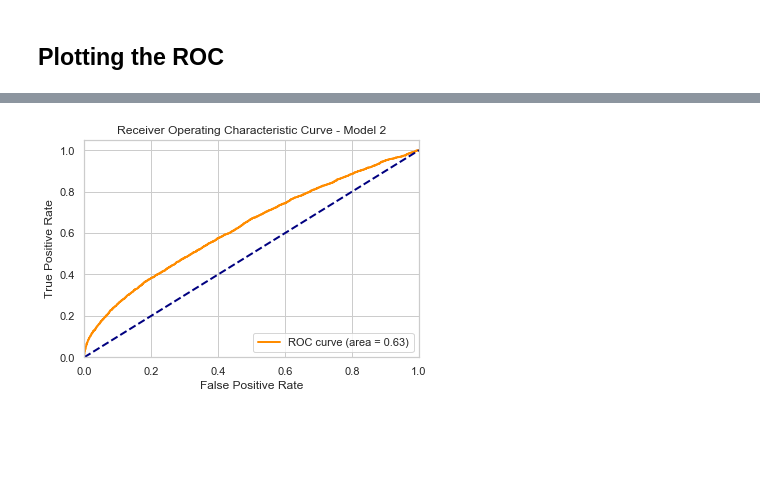
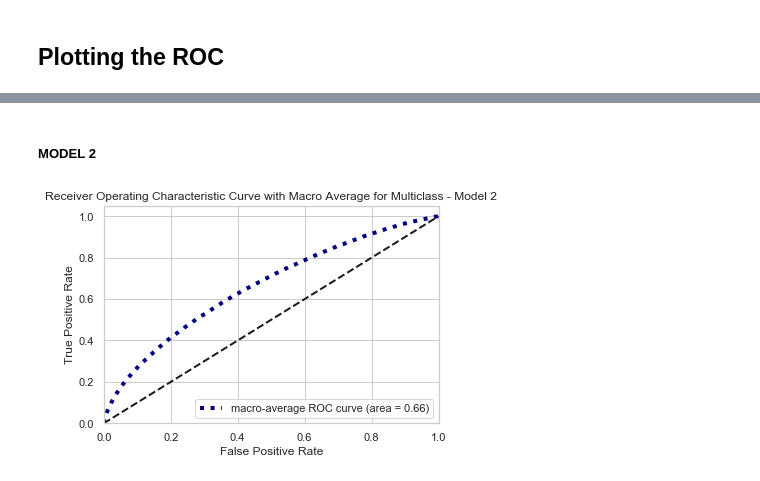
Before and after one commit to jsiwu94/BostonCrimeProject, a Jupyter notebook: BostonTF5.ipynb, the cells around one changed output, grey strips where cells are left out. Drawn from its saved outputs; the diff is of its cells as text; code cells hidden in the pictures; blank space fills up the shorter version.

```diff
--- a/BostonTF5.ipynb
+++ b/BostonTF5.ipynb
@@ -551,31 +608,57 @@ predictiondata.head()
+# %% [markdown]
+##### MODEL 2
 # %%
 y_test = label_binarize(Test1Labels,classes=list(range(len(labels))))
 n_classes = Test1Labels.shape[1]
 y_score = predictions
 
 # Compute ROC curve and ROC area for each class
 fpr = dict()
 tpr = dict()
 roc_auc = dict()
 for i in range(n_classes):
     fpr[i], tpr[i], _ = roc_curve(y_test[:, i], y_score[:, i])
     roc_auc[i] = auc(fpr[i], tpr[i])
 
 # Compute micro-average ROC curve and ROC area
 fpr["micro"], tpr["micro"], _ = roc_curve(y_test.ravel(), y_score.ravel())
 roc_auc["micro"] = auc(fpr["micro"], tpr["micro"])
+
+# Compute macro-average ROC curve and ROC area
+
+# First aggregate all false positive rates
+all_fpr = np.unique(np.concatenate([fpr[i] for i in range(n_classes)]))
+
+# Then interpolate all ROC curves at this points
+mean_tpr = np.zeros_like(all_fpr)
+for i in range(n_classes):
+    mean_tpr += interp(all_fpr, fpr[i], tpr[i])
+
+# Finally average it and compute AUC
+mean_tpr /= n_classes
+
+fpr["macro"] = all_fpr
+tpr["macro"] = mean_tpr
+roc_auc["macro"] = auc(fpr["macro"], tpr["macro"])
+
+# Plot all ROC curves
+plt.figure()
+
+plt.plot(fpr["macro"], tpr["macro"],
+         label='macro-average ROC curve (area = {0:0.2f})'
+               ''.format(roc_auc["macro"]),
+         color='navy', linestyle=':', linewidth=4)
+
+colors = cycle(['aqua', 'darkorange', 'cornflowerblue'])
+
+
+plt.plot([0, 1], [0, 1], 'k--', lw=lw)
+plt.xlim([0.0, 1.0])
+plt.ylim([0.0, 1.05])
+plt.xlabel('False Positive Rate')
+plt.ylabel('True Positive Rate')
+plt.title('Receiver Operating Characteristic Curve with Macro Average for Multiclass - Model 2')
+plt.legend(loc="lower right")
+plt.show()
+# %% [output]
+[figure, added]
-# %%
-plt.figure()
-lw = 2
-plt.plot(fpr[2], tpr[2], color='darkorange',
-         lw=lw, label='ROC curve (area = %0.2f)' % roc_auc[2])
-plt.plot([0, 1], [0, 1], color='navy', lw=lw, linestyle='--')
-plt.xlim([0.0, 1.0])
-plt.ylim([0.0, 1.05])
-plt.xlabel('False Positive Rate')
-plt.ylabel('True Positive Rate')
-plt.title('Receiver Operating Characteristic Curve - Model 2')
-plt.legend(loc="lower right")
-plt.show()
-# %% [output]
-[figure, removed]
```
Also changed, not shown: parts of 5 cells of this notebook.
